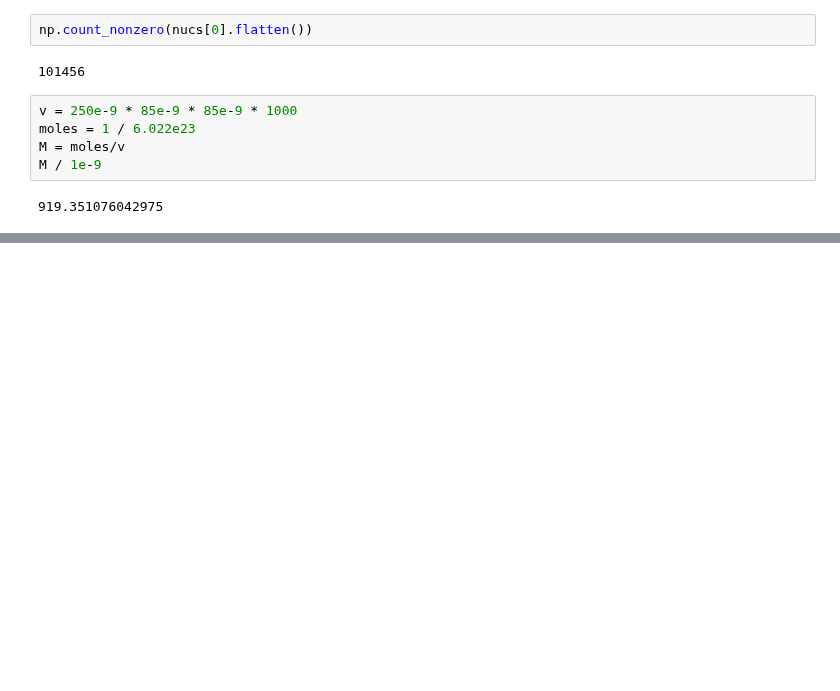
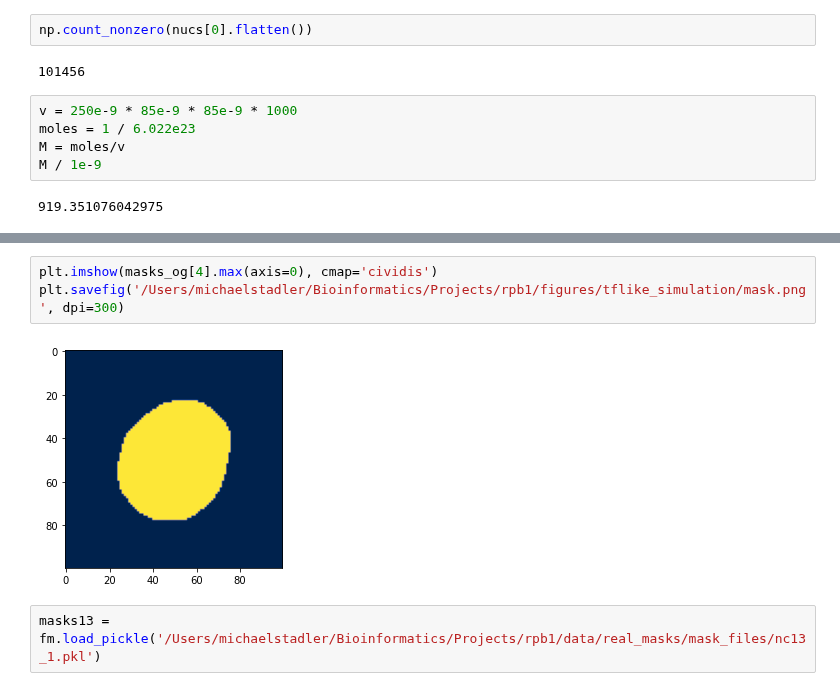
Before and after one commit to michaelrstadler/rpb1, a Jupyter notebook: bin/notebooks/20220329-realdata-siamese-2.ipynb, the cells around one changed output, grey strips where cells are left out. Cells and saved outputs as stored; diff of their text form; blank space fills up the shorter version.

```diff
--- a/bin/notebooks/20220329-realdata-siamese-2.ipynb
+++ b/bin/notebooks/20220329-realdata-siamese-2.ipynb
@@ -861,0 +953,7 @@ M / 1e-9
+# %%
+plt.imshow(masks_og[4].max(axis=0), cmap='cividis')
+plt.savefig('/Users/michaelstadler/Bioinformatics/Projects/rpb1/figures/tflike_simulation/mask.png', dpi=300)
+# %% [output]
+[figure, added]
+# %%
+masks13 = fm.load_pickle('/Users/michaelstadler/Bioinformatics/Projects/rpb1/data/real_masks/mask_files/nc13_1.pkl')
```
Also changed, not shown: parts of 17 cells of this notebook, 1 other file.
